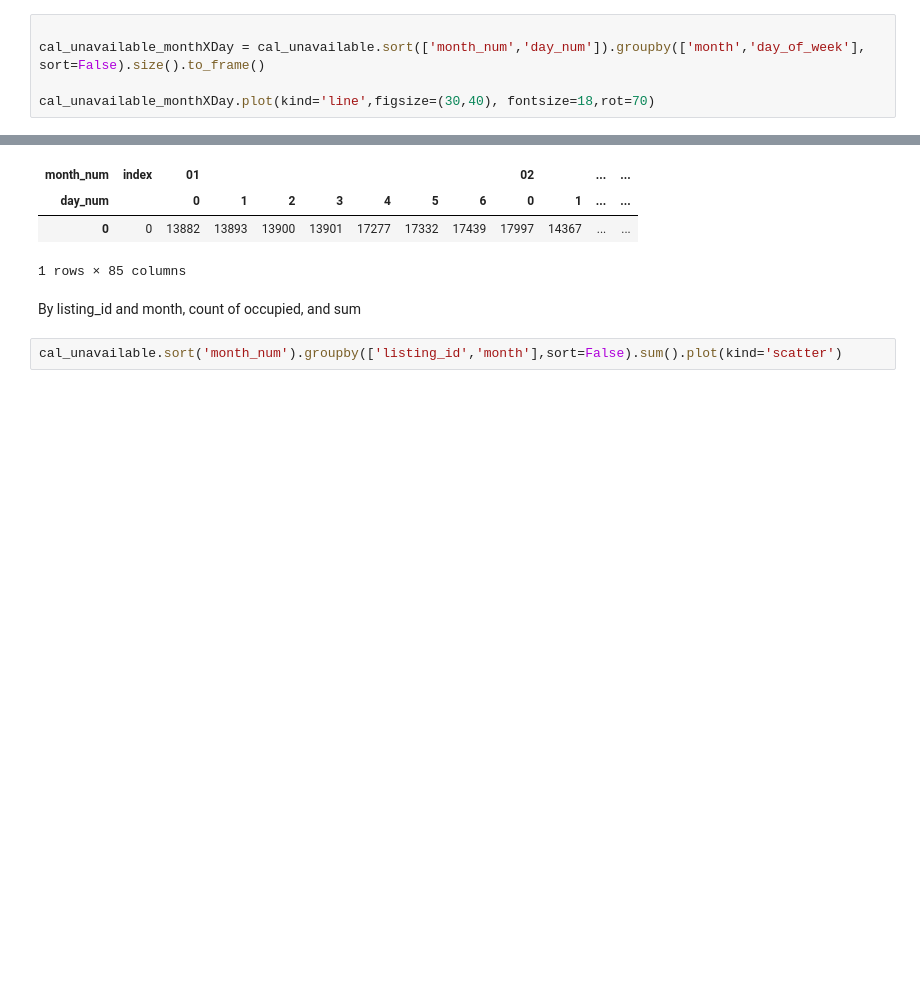
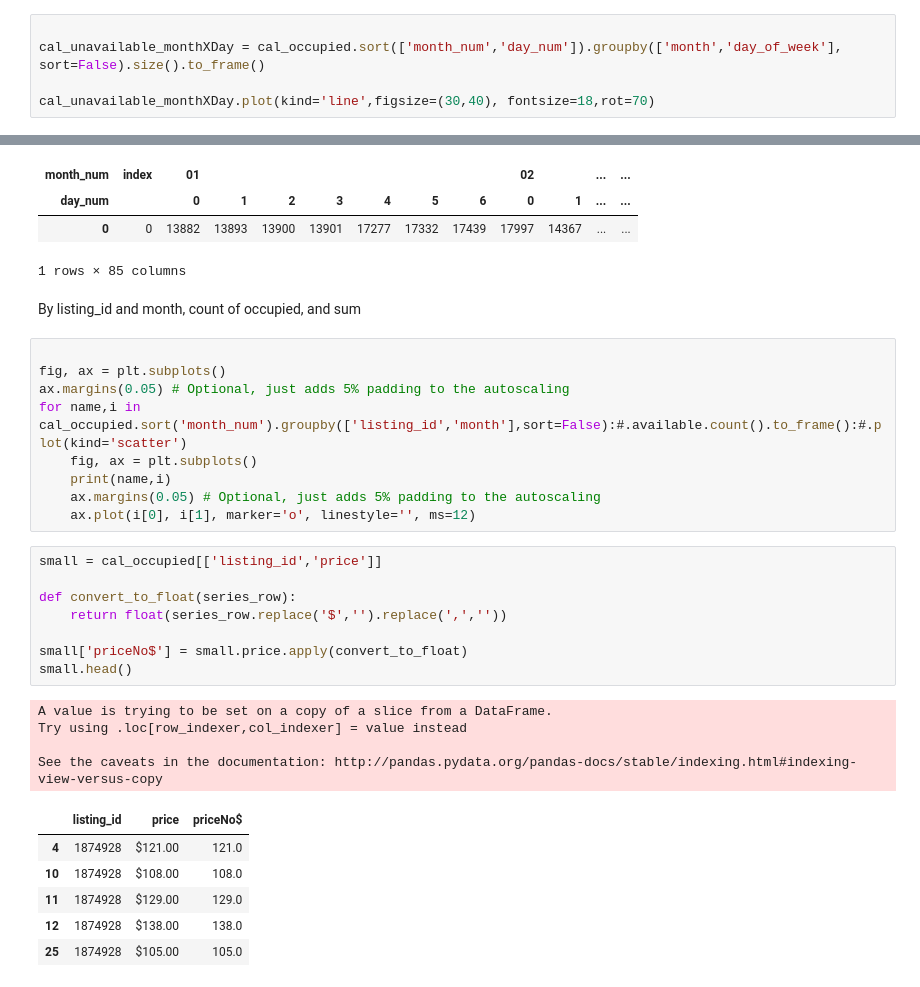
Before and after one commit to Aycrazy/ML_Project, a Jupyter notebook: cal_explore.ipynb, the cells around one changed output, grey strips where cells are left out. Cells and saved outputs as stored; diff of their text form; blank space fills up the shorter version.

Commit message:
added a scatterplot

```diff
--- a/cal_explore.ipynb
+++ b/cal_explore.ipynb
@@ -87,6 +118,6 @@ cal_unavailable.head(1)
 # %%
 
-cal_unavailable_monthXDay = cal_unavailable.sort(['month_num','day_num']).groupby(['month','day_of_week'], sort=False).size().to_frame()
+cal_unavailable_monthXDay = cal_occupied.sort(['month_num','day_num']).groupby(['month','day_of_week'], sort=False).size().to_frame()
 
 cal_unavailable_monthXDay.plot(kind='line',figsize=(30,40), fontsize=18,rot=70)
 # %% [output]
@@ -100,5 +131,31 @@ cal_unavailable_monthXDay.plot(kind='line',figsize=(30,40), fontsize=18,rot=70)
 1 rows × 85 columns
 # %% [markdown]
 By listing_id and month, count of occupied, and sum
-# %%
-cal_unavailable.sort('month_num').groupby(['listing_id','month'],sort=False).sum().plot(kind='scatter')
+# %%
+
+fig, ax = plt.subplots()
+ax.margins(0.05) # Optional, just adds 5% padding to the autoscaling
+for name,i in cal_occupied.sort('month_num').groupby(['listing_id','month'],sort=False):#.available.count().to_frame():#.plot(kind='scatter')
+    fig, ax = plt.subplots()
+    print(name,i)
+    ax.margins(0.05) # Optional, just adds 5% padding to the autoscaling
+    ax.plot(i[0], i[1], marker='o', linestyle='', ms=12)
+# %%
+small = cal_occupied[['listing_id','price']]
+
+def convert_to_float(series_row):
+    return float(series_row.replace('$','').replace(',',''))
+
+small['priceNo$'] = small.price.apply(convert_to_float)
+small.head()
+# %% [output]
+A value is trying to be set on a copy of a slice from a DataFrame.
+Try using .loc[row_indexer,col_indexer] = value instead
+
+See the caveats in the documentation: http://pandas.pydata.org/pandas-docs/stable/indexing.html#indexing-view-versus-copy
+|  | listing_id | price | priceNo$ |
+| 4 | 1874928 | $121.00 | 121.0 |
+| 10 | 1874928 | $108.00 | 108.0 |
+| 11 | 1874928 | $129.00 | 129.0 |
+| 12 | 1874928 | $138.00 | 138.0 |
+| 25 | 1874928 | $105.00 | 105.0 |
```
Also changed, not shown: parts of 11 cells of this notebook, 1 other file.
